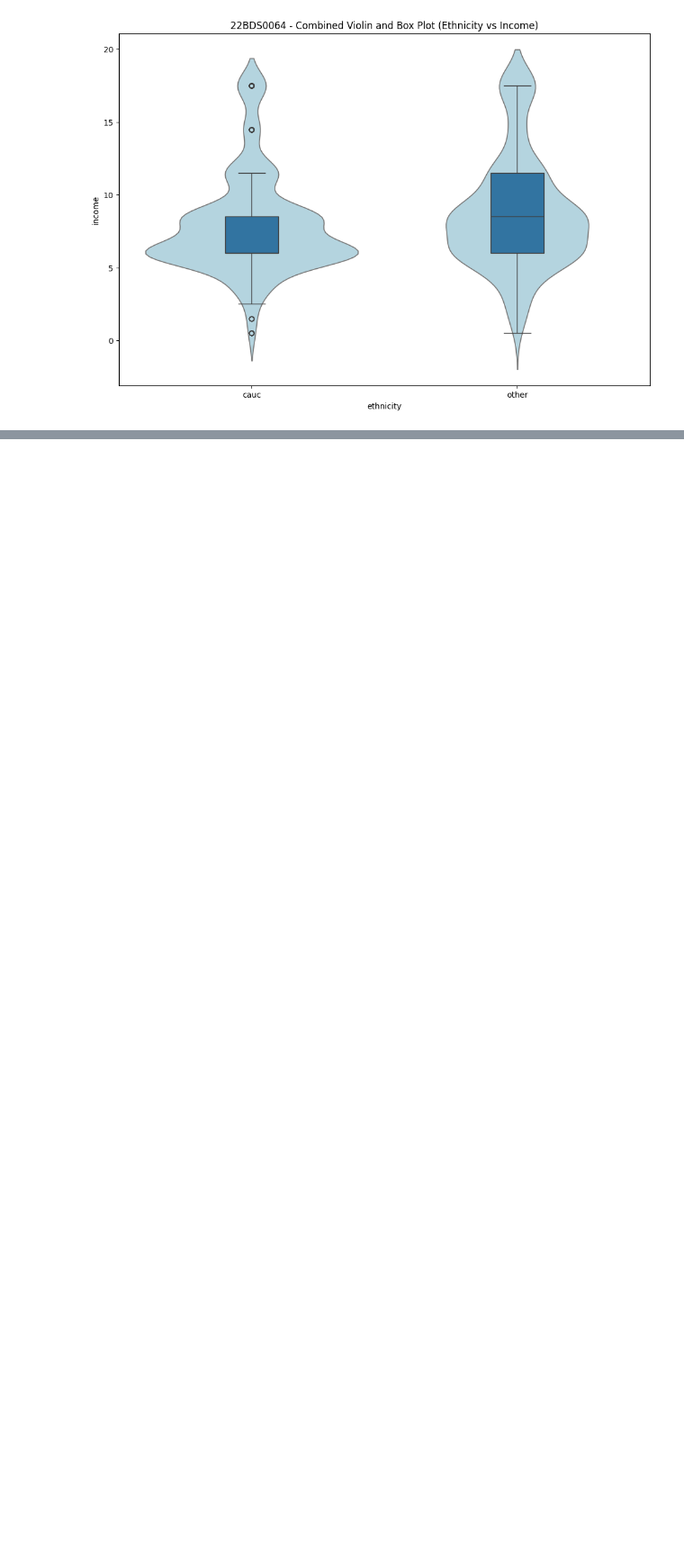
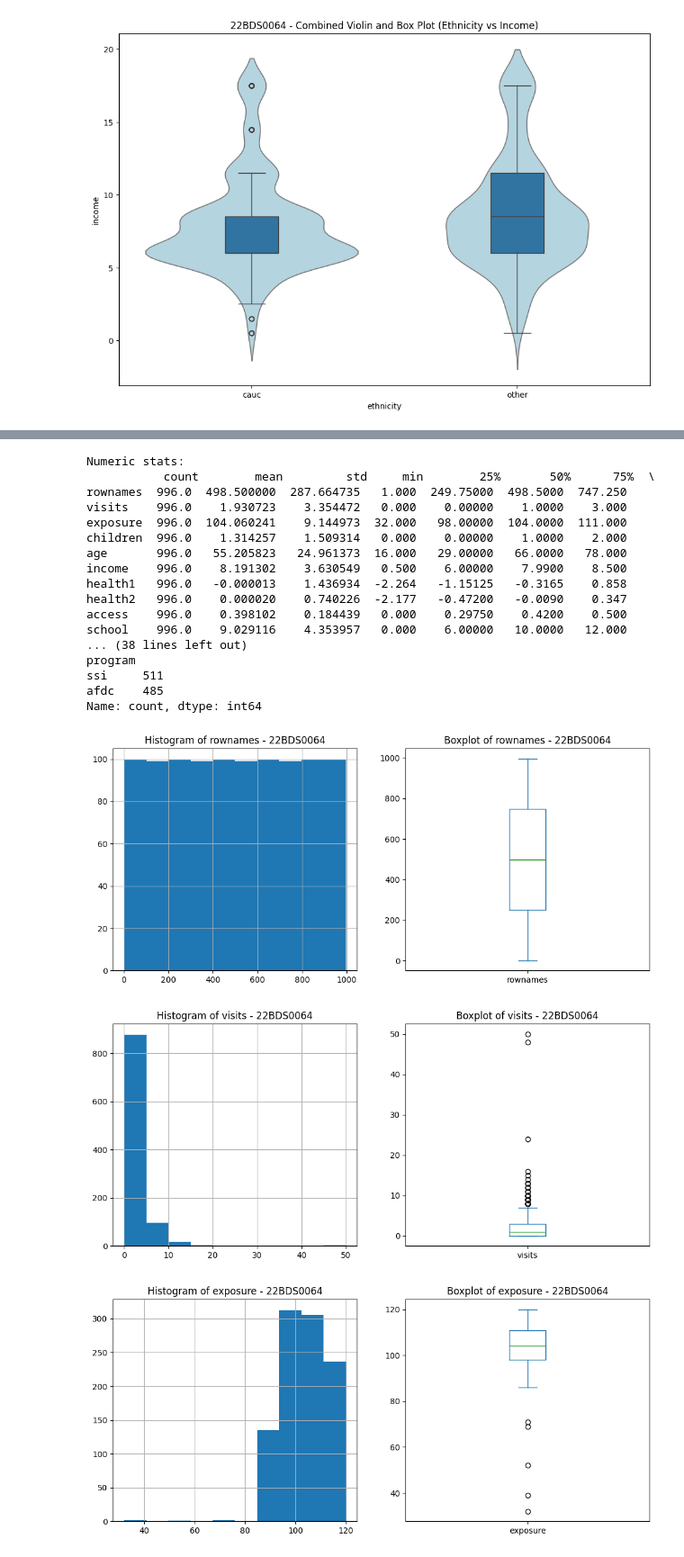
Before and after one commit to devansh391k/22BDS0064, a Jupyter notebook: 22BDS0064.ipynb, the cells around one changed output, grey strips where cells are left out. Shown at 90% size. Cells and saved outputs as stored; diff of their text form; code cells hidden in the pictures; blank space fills up the shorter version.

```diff
--- a/22BDS0064.ipynb
+++ b/22BDS0064.ipynb
@@ -422,0 +451,20 @@ if df.shape[1] > 3:
+# %%
+date_like = []
+time_like = []
+
+for c in df.columns:
+    if df[c].dtype == object:
+        sample = df[c].dropna().astype(str).head(50).tolist()
+        if any(len(s)>=10 and s[:4].isdigit() and s[4]=='-' and s[7]=='-' for s in sample):
+            date_like.append(c)
+        if any(':' in s for s in sample):
+            time_like.append(c)
+
+print("Possible date columns:", date_like)
+print("Possible time columns:", time_like)
+
+# Convert detected date columns to datetime
+for c in date_like:
+    df[c] = pd.to_datetime(df[c], errors='coerce')
+
+df.info()
@@ -422,0 +489,51 @@ if df.shape[1] > 3:
+# %%
+# Separate numeric and categorical
+numeric_cols = df.select_dtypes(include=[np.number]).columns.tolist()
+cat_cols = [c for c in df.columns if c not in numeric_cols]
+
+# Numeric stats (quantiles, skewness)
+num_stats = df[numeric_cols].describe().T
+num_stats['skewness'] = df[numeric_cols].skew()
+print("Numeric stats:\n", num_stats)
+
+# Frequency distributions for categorical variables
+for c in cat_cols:
+    print(f"\nTop categories for {c}:")
+    print(df[c].value_counts(dropna=False).head(10))
+
+# Histograms & Boxplots
+for c in numeric_cols[:6]:
+    plt.figure(figsize=(12,5))
+
+    # Histogram
+    plt.subplot(1,2,1)
+    df[c].hist()
+    plt.title(f"Histogram of {c} - 22BDS0064")
+
+    # Boxplot
+    plt.subplot(1,2,2)
+    df[c].plot.box()
+    plt.title(f"Boxplot of {c} - 22BDS0064")
+
+    plt.show()
+# %% [output]
+Numeric stats:
+           count        mean         std     min        25%       50%      75%  \
+rownames  996.0  498.500000  287.664735   1.000  249.75000  498.5000  747.250
+visits    996.0    1.930723    3.354472   0.000    0.00000    1.0000    3.000
+exposure  996.0  104.060241    9.144973  32.000   98.00000  104.0000  111.000
+children  996.0    1.314257    1.509314   0.000    0.00000    1.0000    2.000
+age       996.0   55.205823   24.961373  16.000   29.00000   66.0000   78.000
+income    996.0    8.191302    3.630549   0.500    6.00000    7.9900    8.500
+health1   996.0   -0.000013    1.436934  -2.264   -1.15125   -0.3165    0.858
+health2   996.0    0.000020    0.740226  -2.177   -0.47200   -0.0090    0.347
+access    996.0    0.398102    0.184439   0.000    0.29750    0.4200    0.500
+school    996.0    9.029116    4.353957   0.000    6.00000   10.0000   12.000
+... (38 lines left out)
+program
+ssi     511
+afdc    485
+Name: count, dtype: int64
+[figure, added]
+[figure, added]
+[figure, added]
```
Also changed, not shown: parts of 6 cells of this notebook.
